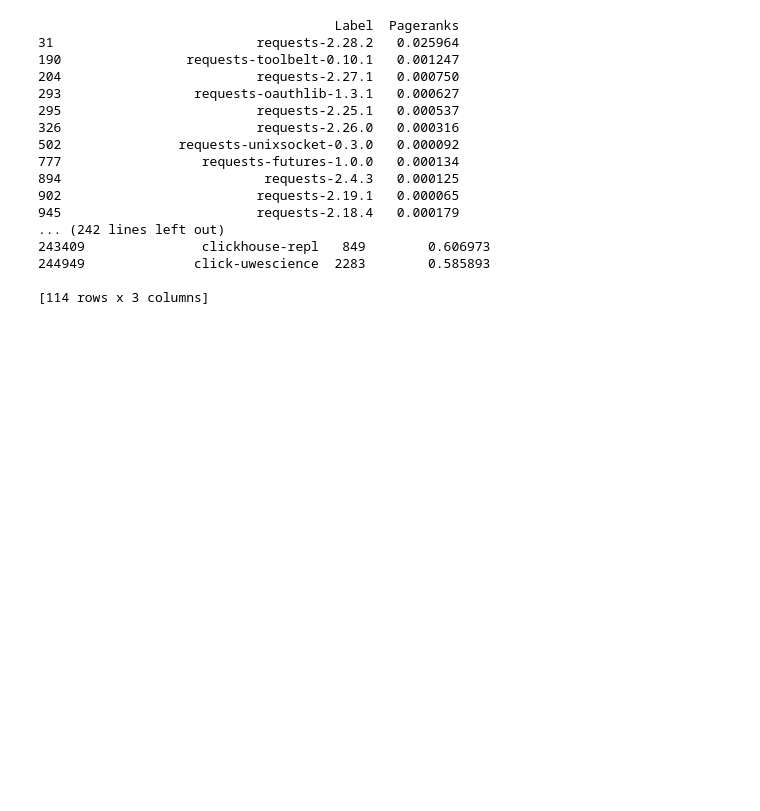
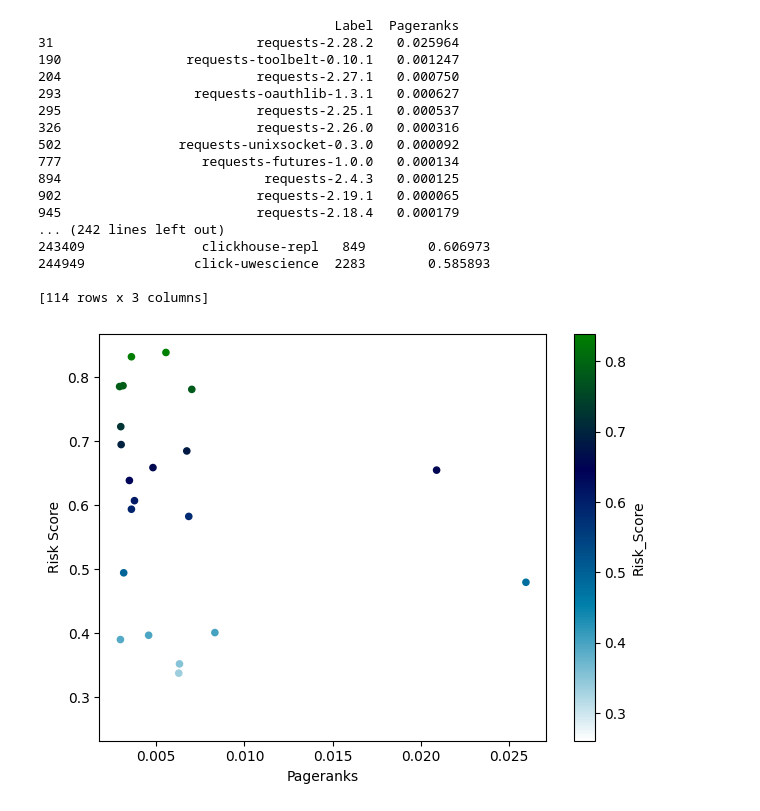
Before and after one commit to rahmanziaur/TestGraphTheory, a Jupyter notebook: Pagerank_and_RiskScore.ipynb, the cells around one changed output. Saved outputs shown, nothing was run; the diff lists cells and outputs as text; code cells hidden in the pictures; blank space fills up the shorter version.

```diff
--- a/Pagerank_and_RiskScore.ipynb
+++ b/Pagerank_and_RiskScore.ipynb
@@ -92,3 +92,26 @@ df.to_csv('zia.csv', index=False)
 #     id = id+1
 #     data = {'Package': pd.Series(pack, index=id)}
 # print(packages_risk)
+# %%
+import pandas as pd
+import matplotlib.pyplot as plt
+import numpy as np
+
+
+
+df = pd.read_csv('https://raw.githubusercontent.com/rahmanziaur/TestGraphTheory/main/pr-risk-small.csv')
+
+# plt.plot(x,pdf , color = 'red')
+
+#fig, ax = plt.subplots(nrows=1, ncols=1)
+
+ax = df.plot.scatter(x='Pageranks', y='Risk_Score', c='Risk_Score', cmap='ocean_r')
+
+plt.xlabel('Pageranks')
+plt.ylabel('Risk Score')
+
+plt.tight_layout()
+plt.savefig('f6.png')
+plt.show()
+# %% [output]
+[figure, added]
```
